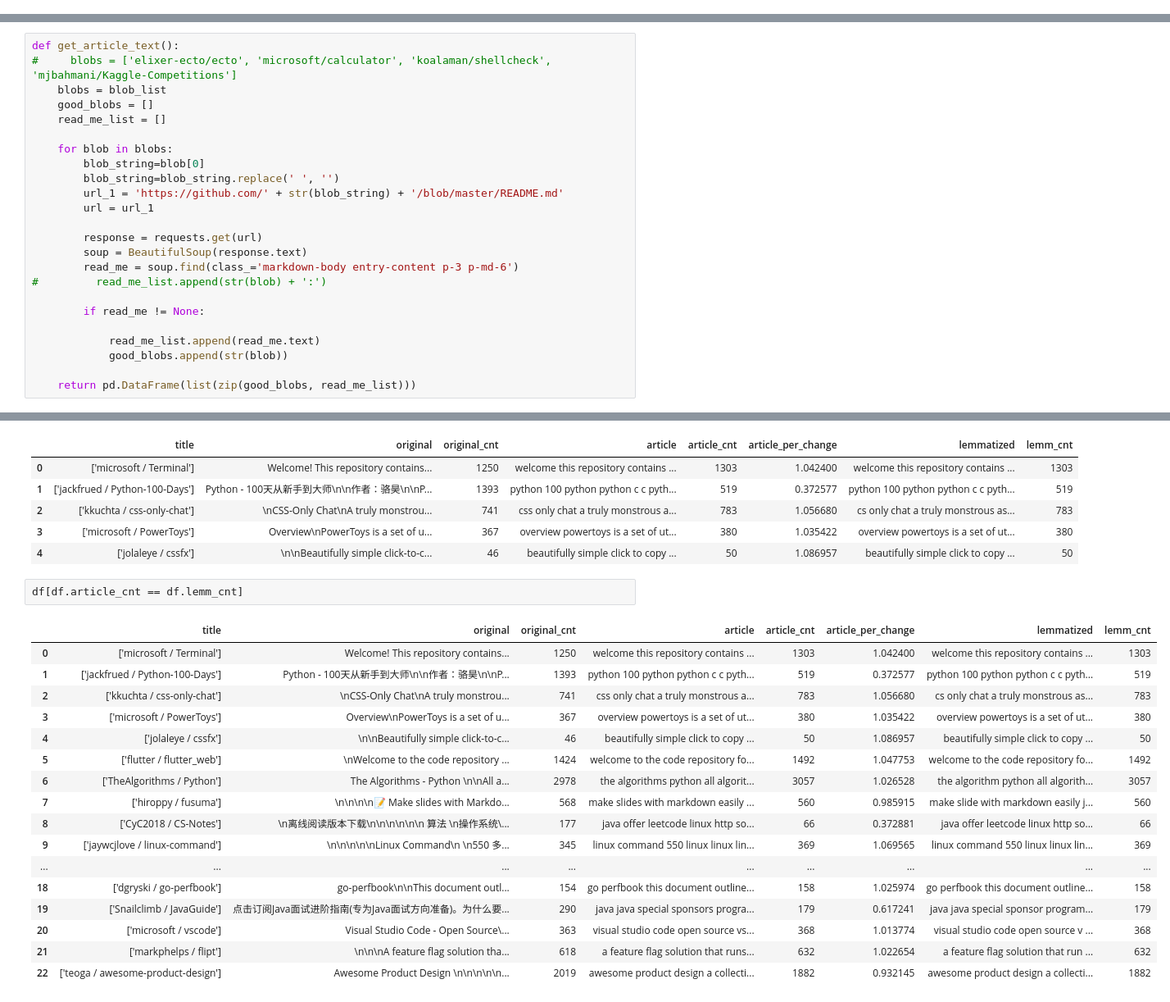
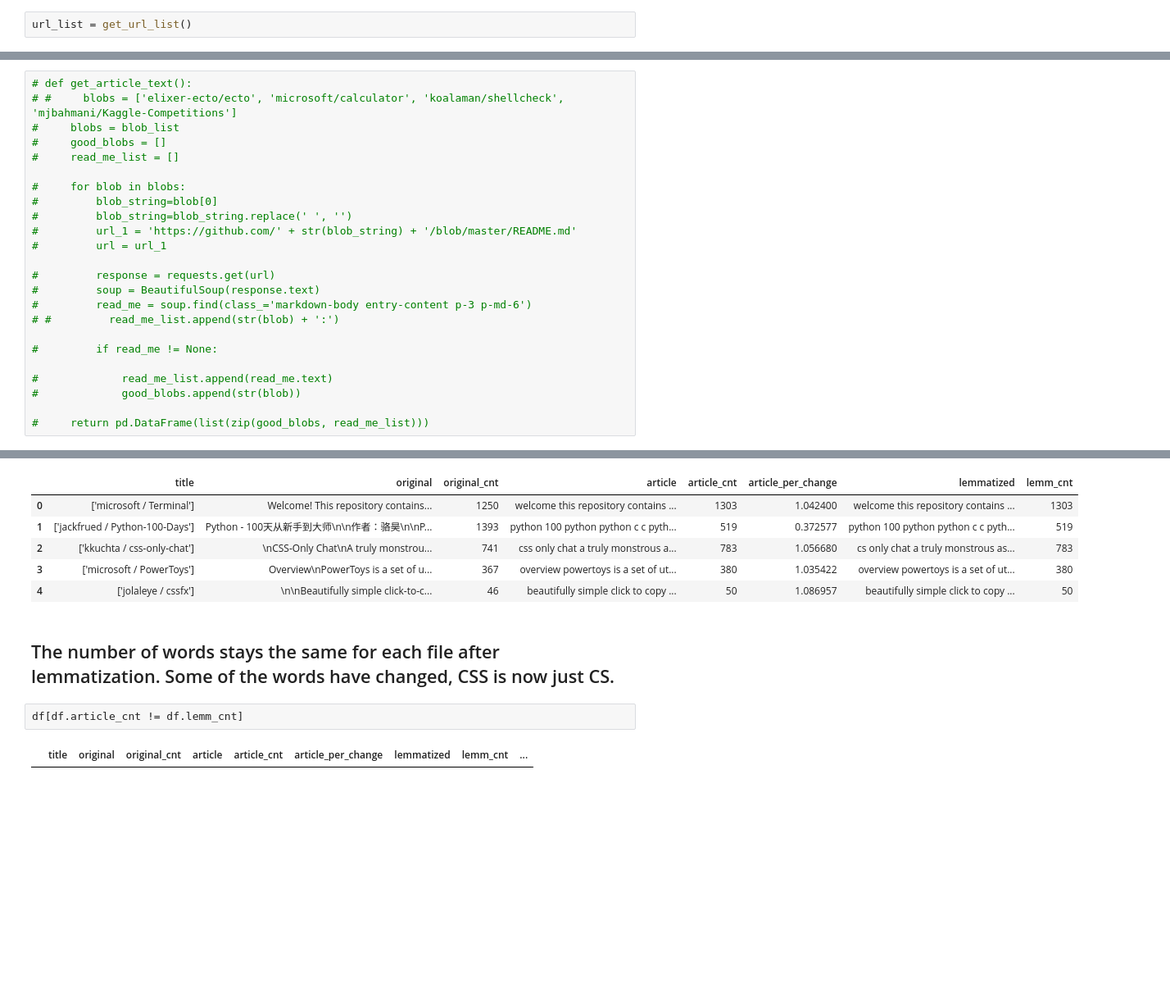
Before and after one commit to codeup-cyber-linguists/languages-classifier, a Jupyter notebook: jb_github_language_classifier.ipynb, the cells around one changed output, grey strips where cells are left out. Shown at 82% size. Drawn from its saved outputs; the diff is of its cells as text; blank space fills up the shorter version.

```diff
--- a/jb_github_language_classifier.ipynb
+++ b/jb_github_language_classifier.ipynb
@@ -81,0 +112,2 @@ blob_list = [['microsoft / Terminal'],
+# %%
+url_list = get_url_list()
@@ -82,27 +215,27 @@ blob_list = [['microsoft / Terminal'],
 # %%
-def get_article_text():
-#     blobs = ['elixer-ecto/ecto', 'microsoft/calculator', 'koalaman/shellcheck', 'mjbahmani/Kaggle-Competitions']
-    blobs = blob_list
-    good_blobs = []
-    read_me_list = []
+# def get_article_text():
+# #     blobs = ['elixer-ecto/ecto', 'microsoft/calculator', 'koalaman/shellcheck', 'mjbahmani/Kaggle-Competitions']
+#     blobs = blob_list
+#     good_blobs = []
+#     read_me_list = []
 
-    for blob in blobs:
-        blob_string=blob[0]
-        blob_string=blob_string.replace(' ', '')
-        url_1 = 'https://github.com/' + str(blob_string) + '/blob/master/README.md'
-        url = url_1
+#     for blob in blobs:
+#         blob_string=blob[0]
+#         blob_string=blob_string.replace(' ', '')
+#         url_1 = 'https://github.com/' + str(blob_string) + '/blob/master/README.md'
+#         url = url_1
 
-        response = requests.get(url)
-        soup = BeautifulSoup(response.text)
-        read_me = soup.find(class_='markdown-body entry-content p-3 p-md-6')
-#         read_me_list.append(str(blob) + ':')
+#         response = requests.get(url)
+#         soup = BeautifulSoup(response.text)
+#         read_me = soup.find(class_='markdown-body entry-content p-3 p-md-6')
+# #         read_me_list.append(str(blob) + ':')
 
-        if read_me != None:
+#         if read_me != None:
 
-            read_me_list.append(read_me.text)
-            good_blobs.append(str(blob))
+#             read_me_list.append(read_me.text)
+#             good_blobs.append(str(blob))
 
-    return pd.DataFrame(list(zip(good_blobs, read_me_list)))
+#     return pd.DataFrame(list(zip(good_blobs, read_me_list)))
 # %%
 df = get_article_text()
 # %% [markdown]
@@ -303,23 +436,9 @@ See the caveats in the documentation: http://pandas.pydata.org/pandas-docs/stabl
 | 2 | ['kkuchta / css-only-chat'] | \nCSS-Only Chat\nA truly monstrou... | 741 | css only chat a truly monstrous a... | 783 | 1.056680 | cs only chat a truly monstrous as... | 783 |
 | 3 | ['microsoft / PowerToys'] | Overview\nPowerToys is a set of u... | 367 | overview powertoys is a set of ut... | 380 | 1.035422 | overview powertoys is a set of ut... | 380 |
 | 4 | ['jolaleye / cssfx'] | \n\nBeautifully simple click-to-c... | 46 | beautifully simple click to copy ... | 50 | 1.086957 | beautifully simple click to copy ... | 50 |
+# %% [markdown]
+## The number of words stays the same for each file after lemmatization.  Some of the words have changed, CSS is now just CS.
 # %%
-df[df.article_cnt == df.lemm_cnt]
+df[df.article_cnt != df.lemm_cnt]
 # %% [output]
-|  | title | original | original_cnt | article | article_cnt | article_per_change | lemmatized | lemm_cnt |
-| 0 | ['microsoft / Terminal'] | Welcome! This repository contains... | 1250 | welcome this repository contains ... | 1303 | 1.042400 | welcome this repository contains ... | 1303 |
-| 1 | ['jackfrued / Python-100-Days'] | Python - 100天从新手到大师\n\n作者：骆昊\n\nP... | 1393 | python 100 python python c c pyth... | 519 | 0.372577 | python 100 python python c c pyth... | 519 |
-| 2 | ['kkuchta / css-only-chat'] | \nCSS-Only Chat\nA truly monstrou... | 741 | css only chat a truly monstrous a... | 783 | 1.056680 | cs only chat a truly monstrous as... | 783 |
-| 3 | ['microsoft / PowerToys'] | Overview\nPowerToys is a set of u... | 367 | overview powertoys is a set of ut... | 380 | 1.035422 | overview powertoys is a set of ut... | 380 |
-| 4 | ['jolaleye / cssfx'] | \n\nBeautifully simple click-to-c... | 46 | beautifully simple click to copy ... | 50 | 1.086957 | beautifully simple click to copy ... | 50 |
-| 5 | ['flutter / flutter_web'] | \nWelcome to the code repository ... | 1424 | welcome to the code repository fo... | 1492 | 1.047753 | welcome to the code repository fo... | 1492 |
-| 6 | ['TheAlgorithms / Python'] | The Algorithms - Python \n\nAll a... | 2978 | the algorithms python all algorit... | 3057 | 1.026528 | the algorithm python all algorith... | 3057 |
-| 7 | ['hiroppy / fusuma'] | \n\n\n\n📝 Make slides with Markdo... | 568 | make slides with markdown easily ... | 560 | 0.985915 | make slide with markdown easily j... | 560 |
-| 8 | ['CyC2018 / CS-Notes'] | \n离线阅读版本下载\n\n\n\n\n\n 算法 \n操作系统\... | 177 | java offer leetcode linux http so... | 66 | 0.372881 | java offer leetcode linux http so... | 66 |
-| 9 | ['jaywcjlove / linux-command'] | \n\n\n\n\nLinux Command\n \n550 多... | 345 | linux command 550 linux linux lin... | 369 | 1.069565 | linux command 550 linux linux lin... | 369 |
-| ... | ... | ... | ... | ... | ... | ... | ... | ... |
-| 18 | ['dgryski / go-perfbook'] | go-perfbook\n\nThis document outl... | 154 | go perfbook this document outline... | 158 | 1.025974 | go perfbook this document outline... | 158 |
-| 19 | ['Snailclimb / JavaGuide'] | 点击订阅Java面试进阶指南(专为Java面试方向准备)。为什么要... | 290 | java java special sponsors progra... | 179 | 0.617241 | java java special sponsor program... | 179 |
-| 20 | ['microsoft / vscode'] | Visual Studio Code - Open Source\... | 363 | visual studio code open source vs... | 368 | 1.013774 | visual studio code open source v ... | 368 |
-| 21 | ['markphelps / flipt'] | \n\n\nA feature flag solution tha... | 618 | a feature flag solution that runs... | 632 | 1.022654 | a feature flag solution that run ... | 632 |
-| 22 | ['teoga / awesome-product-design'] | Awesome Product Design \n\n\n\n\n... | 2019 | awesome product design a collecti... | 1882 | 0.932145 | awesome product design a collecti... | 1882 |
+|  | title | original | original_cnt | article | article_cnt | article_per_change | lemmatized | lemm_cnt | ... |
```
Also changed, not shown: parts of 25 cells of this notebook.
